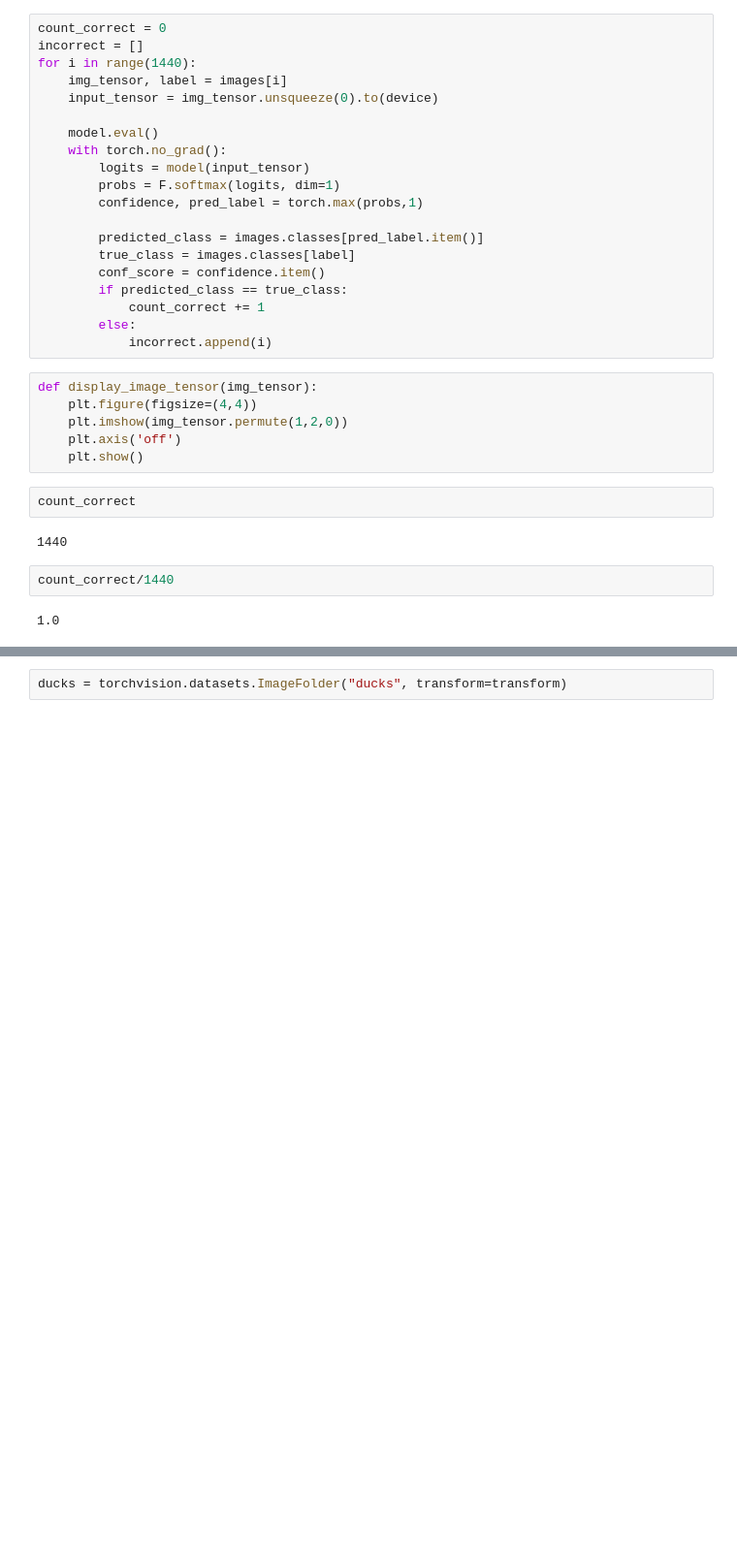
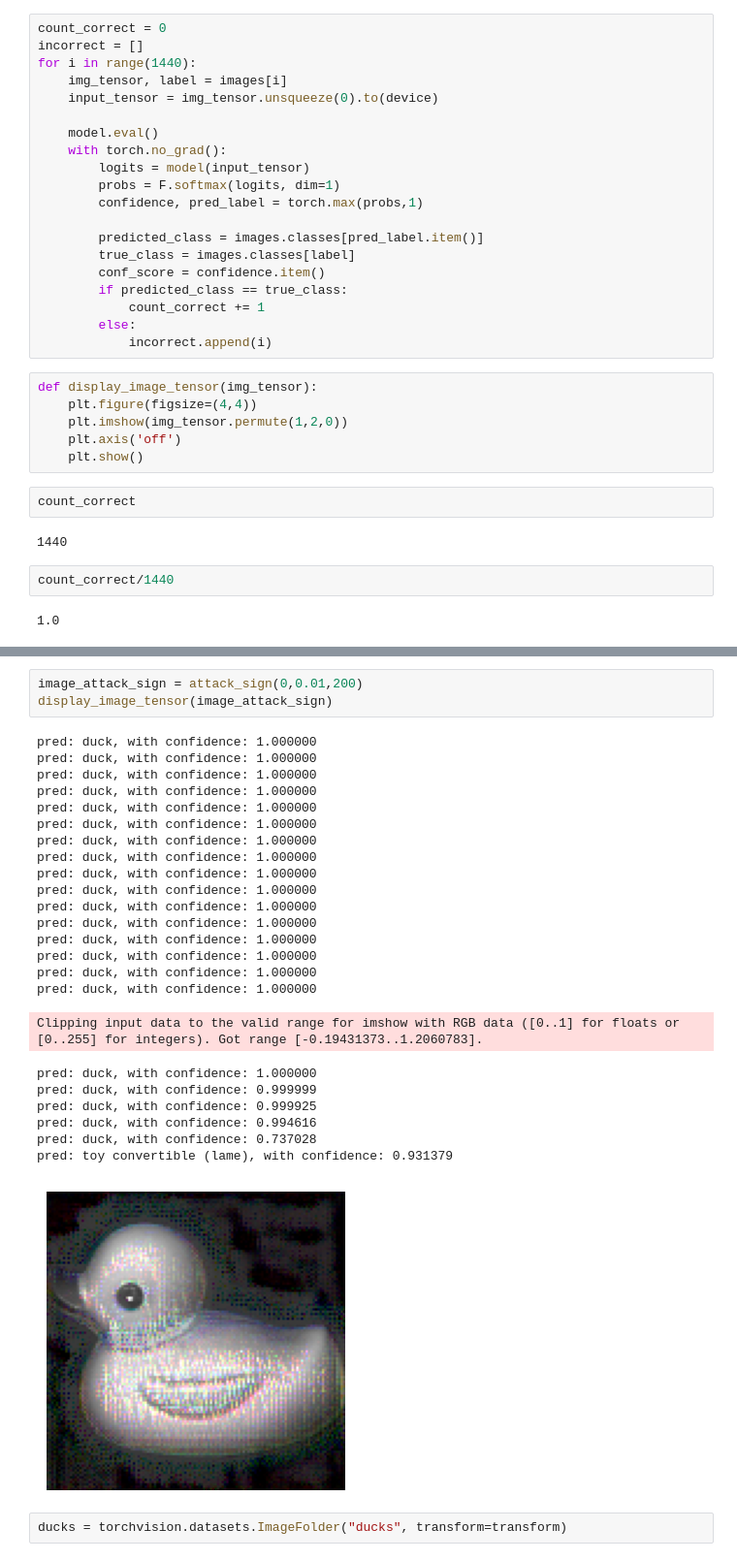
Before and after one commit to ameliamartinson/540-project-code, a Jupyter notebook: Coil20_simplified.ipynb, the cells around one changed output, grey strips where cells are left out. Shown: that part at 97% size. Cells and saved outputs as stored; diff of their text form; blank space fills up the shorter version.

```diff
--- a/Coil20_simplified.ipynb
+++ b/Coil20_simplified.ipynb
@@ -317,3 +345,31 @@ pred: tylenol, with confidence: 0.487921
+# %%
+image_attack_sign = attack_sign(0,0.01,200)
+display_image_tensor(image_attack_sign)
+# %% [output]
+pred: duck, with confidence: 1.000000
+pred: duck, with confidence: 1.000000
+pred: duck, with confidence: 1.000000
+pred: duck, with confidence: 1.000000
+pred: duck, with confidence: 1.000000
+pred: duck, with confidence: 1.000000
+pred: duck, with confidence: 1.000000
+pred: duck, with confidence: 1.000000
+pred: duck, with confidence: 1.000000
+pred: duck, with confidence: 1.000000
+pred: duck, with confidence: 1.000000
+pred: duck, with confidence: 1.000000
+pred: duck, with confidence: 1.000000
+pred: duck, with confidence: 1.000000
+pred: duck, with confidence: 1.000000
+pred: duck, with confidence: 1.000000
+Clipping input data to the valid range for imshow with RGB data ([0..1] for floats or [0..255] for integers). Got range [-0.19431373..1.2060783].
+pred: duck, with confidence: 1.000000
+pred: duck, with confidence: 0.999999
+pred: duck, with confidence: 0.999925
+pred: duck, with confidence: 0.994616
+pred: duck, with confidence: 0.737028
+pred: toy convertible (lame), with confidence: 0.931379
+[figure, added]
 # %%
 ducks = torchvision.datasets.ImageFolder("ducks", transform=transform)
 # %%
```
Also changed, not shown: parts of 10 cells of this notebook.
